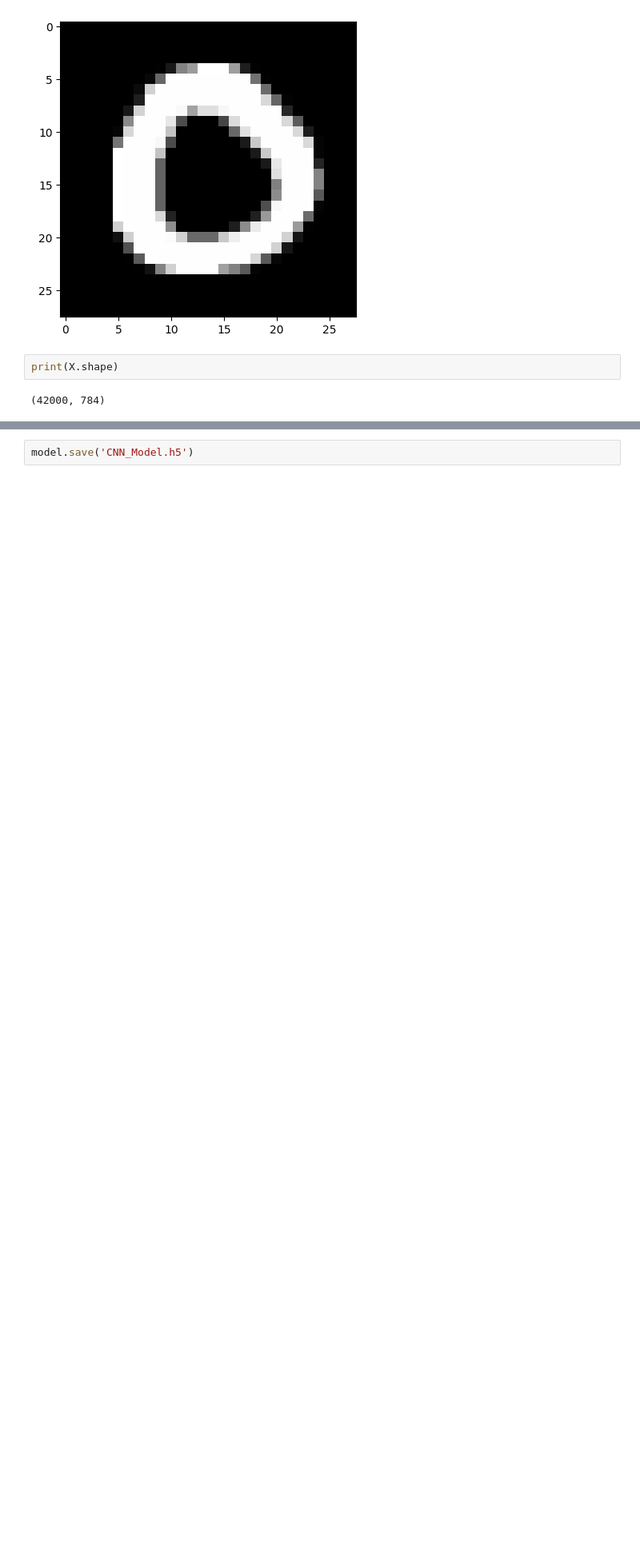
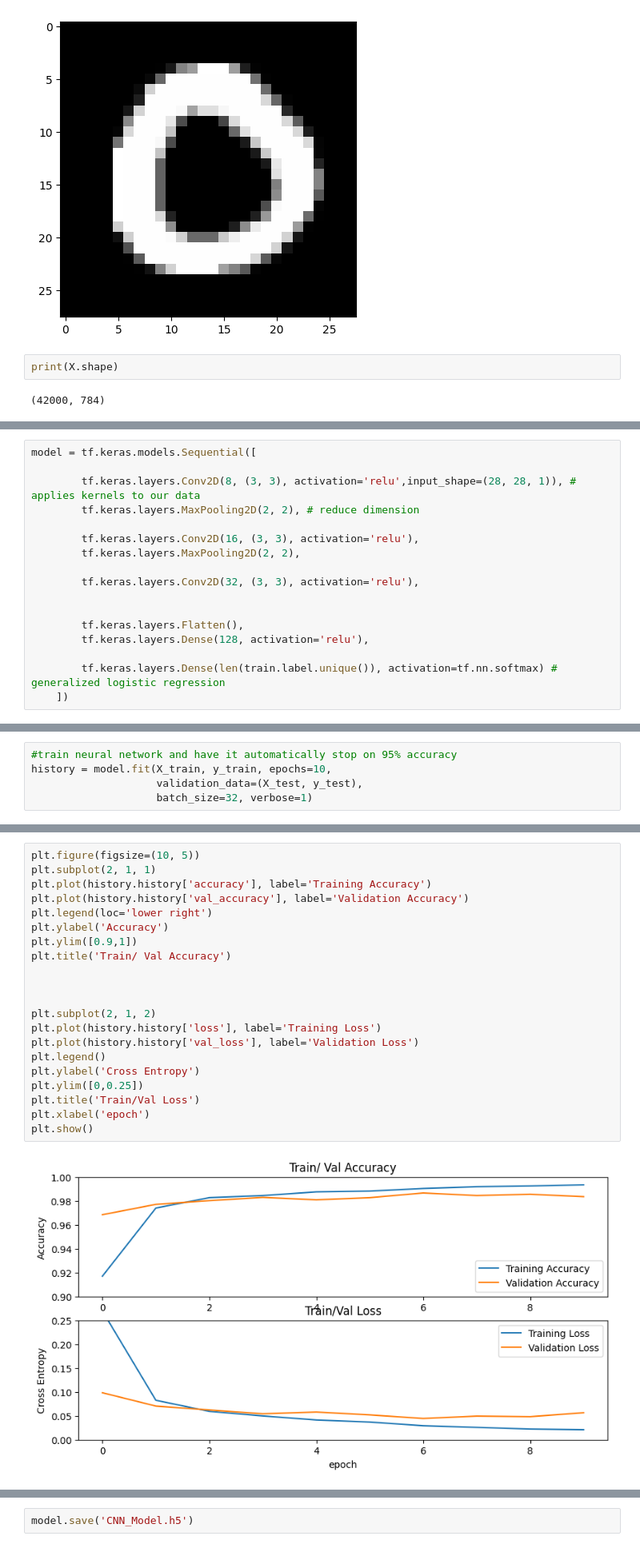
Before and after one commit to ASAKHRI/projet_CNN, a Jupyter notebook: projet_cnn.ipynb, the cells around one changed output, grey strips where cells are left out. Shown: that part at 80% size. Cells and saved outputs as stored; diff of their text form; blank space fills up the shorter version.

```diff
--- a/projet_cnn.ipynb
+++ b/projet_cnn.ipynb
@@ -207,0 +245,17 @@ dtype: int64
+# %%
+model = tf.keras.models.Sequential([
+
+        tf.keras.layers.Conv2D(8, (3, 3), activation='relu',input_shape=(28, 28, 1)), # applies kernels to our data
+        tf.keras.layers.MaxPooling2D(2, 2), # reduce dimension
+
+        tf.keras.layers.Conv2D(16, (3, 3), activation='relu'),
+        tf.keras.layers.MaxPooling2D(2, 2),
+
+        tf.keras.layers.Conv2D(32, (3, 3), activation='relu'),
+
+
+        tf.keras.layers.Flatten(),
+        tf.keras.layers.Dense(128, activation='relu'),
+
+        tf.keras.layers.Dense(len(train.label.unique()), activation=tf.nn.softmax) # generalized logistic regression
+    ])
@@ -207,0 +270,5 @@ dtype: int64
+# %%
+#train neural network and have it automatically stop on 95% accuracy
+history = model.fit(X_train, y_train, epochs=10,
+                    validation_data=(X_test, y_test),
+                    batch_size=32, verbose=1)
@@ -207,0 +296,23 @@ dtype: int64
+# %%
+plt.figure(figsize=(10, 5))
+plt.subplot(2, 1, 1)
+plt.plot(history.history['accuracy'], label='Training Accuracy')
+plt.plot(history.history['val_accuracy'], label='Validation Accuracy')
+plt.legend(loc='lower right')
+plt.ylabel('Accuracy')
+plt.ylim([0.9,1])
+plt.title('Train/ Val Accuracy')
+
+
+
+plt.subplot(2, 1, 2)
+plt.plot(history.history['loss'], label='Training Loss')
+plt.plot(history.history['val_loss'], label='Validation Loss')
+plt.legend()
+plt.ylabel('Cross Entropy')
+plt.ylim([0,0.25])
+plt.title('Train/Val Loss')
+plt.xlabel('epoch')
+plt.show()
+# %% [output]
+[figure, added]
```
Also changed, not shown: parts of 38 cells of this notebook, 2 other files.
